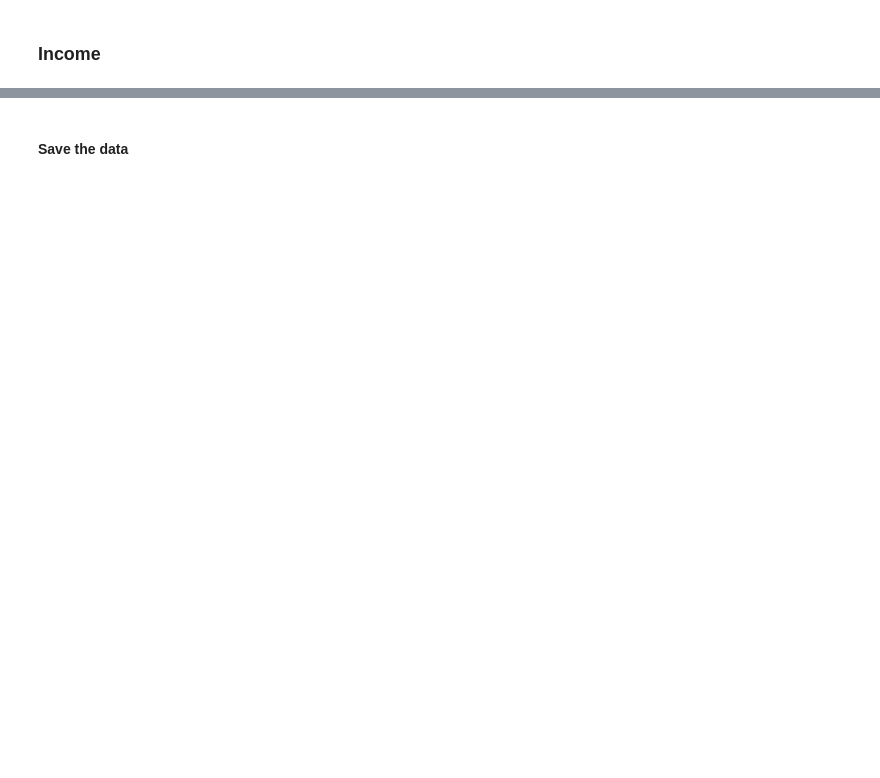
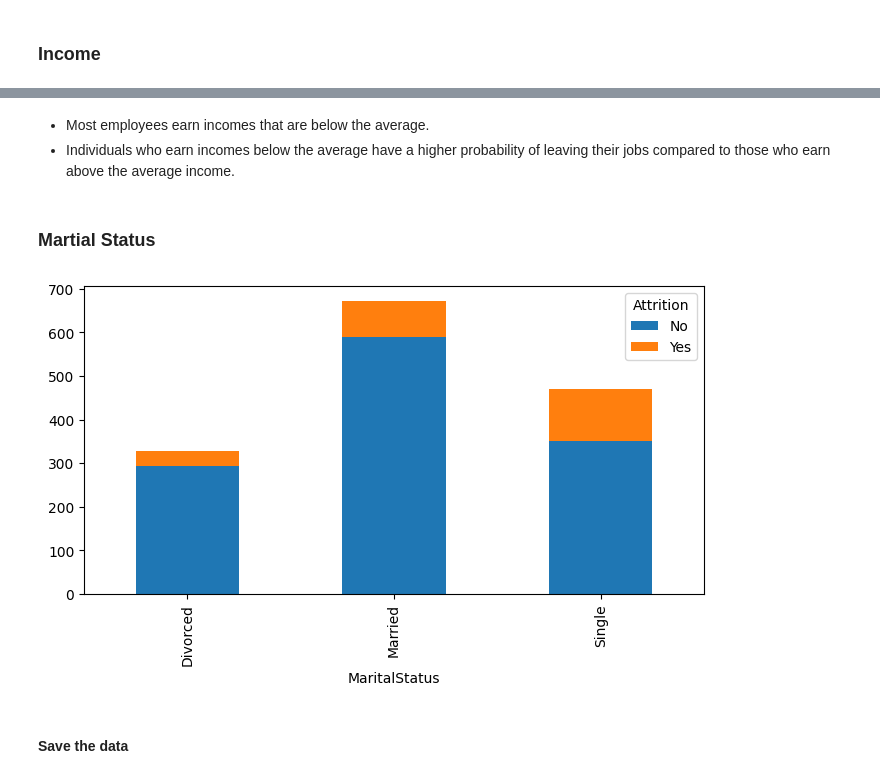
Before and after one commit to ldebele/Employee-Attrition-Prediction, a Jupyter notebook: notebooks/EDA.ipynb, the cells around one changed output, grey strips where cells are left out. Saved outputs shown, nothing was run; the diff lists cells and outputs as text; code cells hidden in the pictures; blank space fills up the shorter version.

```diff
--- a/notebooks/EDA.ipynb
+++ b/notebooks/EDA.ipynb
@@ -217,3 +252,12 @@ plot_groupby(df, 'MonthlyIncome', 'Attrition')
+# %% [markdown]
+- Most employees earn incomes that are below the average.
+- Individuals who earn incomes below the average have a higher probability of leaving their jobs compared to those who earn above the average income.
+# %% [markdown]
+### Martial Status
+# %%
+plot_groupby(df, "MaritalStatus", "Attrition")
+# %% [output]
+[figure, added]
 # %% [markdown]
 #### Save the data
 # %%
```
Also changed, not shown: parts of 13 cells of this notebook.
